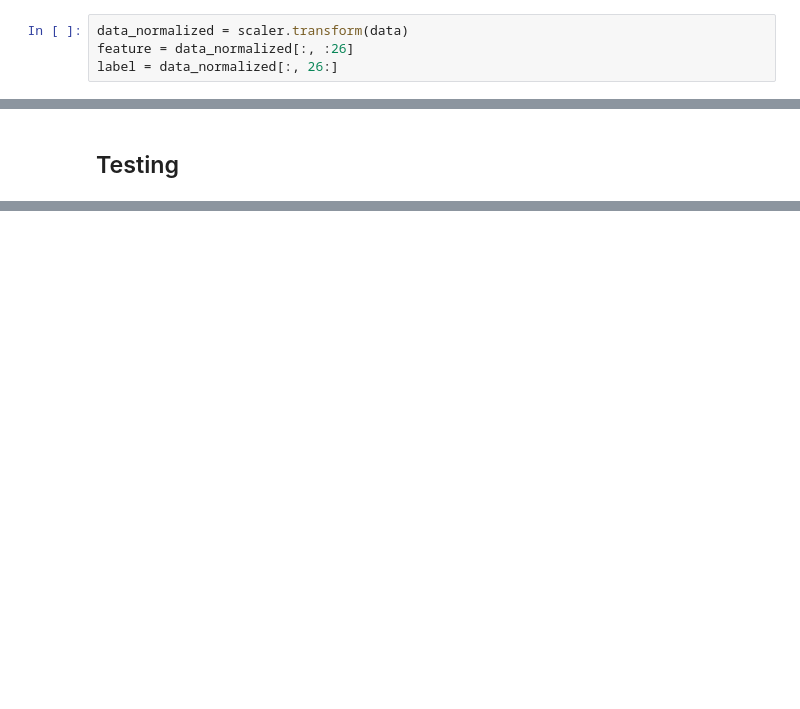
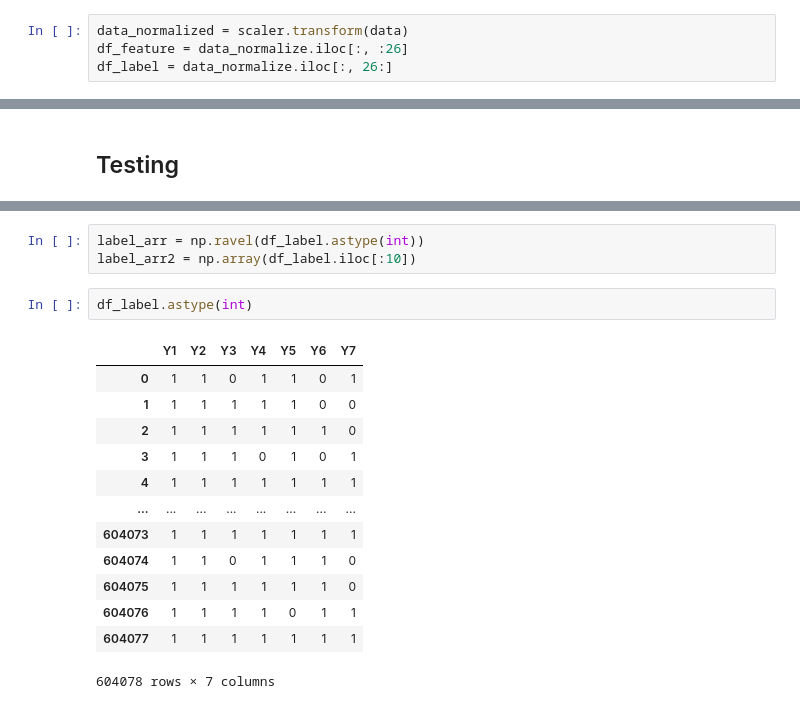
Before and after one commit to MRifqiFz/project-ednn, a Jupyter notebook: Code/DNN.ipynb, the cells around one changed output, grey strips where cells are left out. Drawn from its saved outputs; the diff is of its cells as text; blank space fills up the shorter version.

```diff
--- a/Code/DNN.ipynb
+++ b/Code/DNN.ipynb
@@ -102,8 +102,8 @@ scaler.fit(data)
 data_normalize = pd.DataFrame(scaler.transform(data), columns=data.columns)
 # %%
 data_normalized = scaler.transform(data)
-feature = data_normalized[:, :26]
-label = data_normalized[:, 26:]
+df_feature = data_normalize.iloc[:, :26]
+df_label = data_normalize.iloc[:, 26:]
 # %% [markdown]
 ### Pytorch Dataloader
 # %%
@@ -478,0 +389,19 @@ test_data
+# %%
+label_arr = np.ravel(df_label.astype(int))
+label_arr2 = np.array(df_label.iloc[:10])
+# %%
+df_label.astype(int)
+# %% [output]
+|  | Y1 | Y2 | Y3 | Y4 | Y5 | Y6 | Y7 |
+| 0 | 1 | 1 | 0 | 1 | 1 | 0 | 1 |
+| 1 | 1 | 1 | 1 | 1 | 1 | 0 | 0 |
+| 2 | 1 | 1 | 1 | 1 | 1 | 1 | 0 |
+| 3 | 1 | 1 | 1 | 0 | 1 | 0 | 1 |
+| 4 | 1 | 1 | 1 | 1 | 1 | 1 | 1 |
+| ... | ... | ... | ... | ... | ... | ... | ... |
+| 604073 | 1 | 1 | 1 | 1 | 1 | 1 | 1 |
+| 604074 | 1 | 1 | 0 | 1 | 1 | 1 | 0 |
+| 604075 | 1 | 1 | 1 | 1 | 1 | 1 | 0 |
+| 604076 | 1 | 1 | 1 | 1 | 0 | 1 | 1 |
+| 604077 | 1 | 1 | 1 | 1 | 1 | 1 | 1 |
+604078 rows × 7 columns
```
Also changed, not shown: parts of 32 cells of this notebook.
